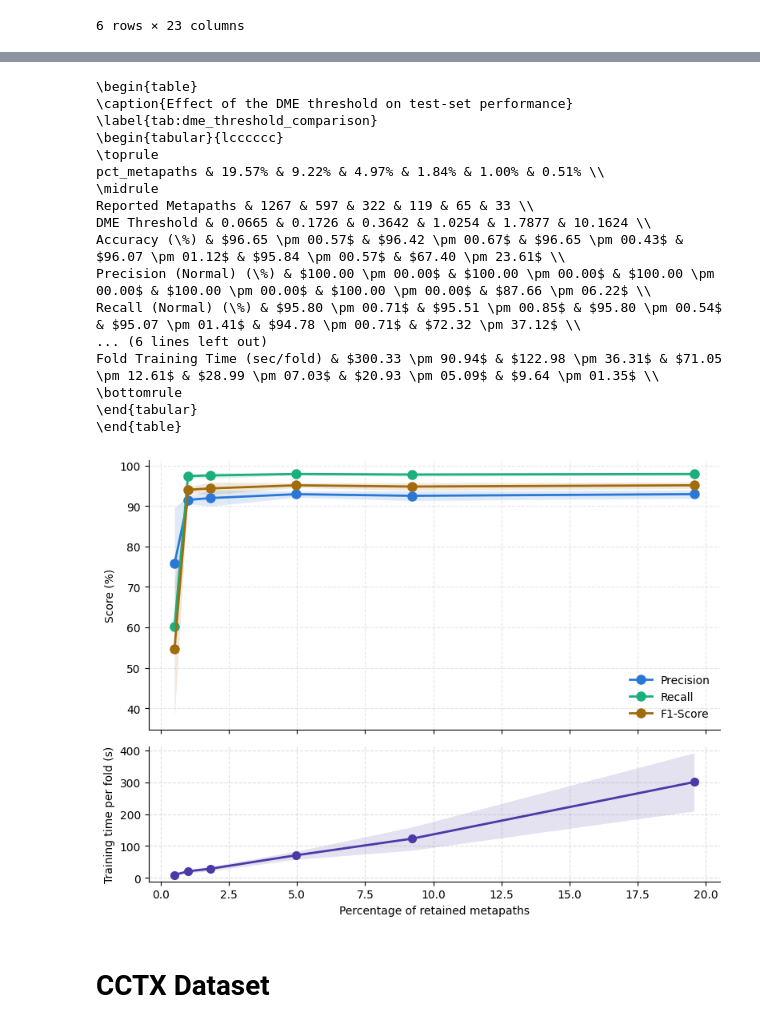
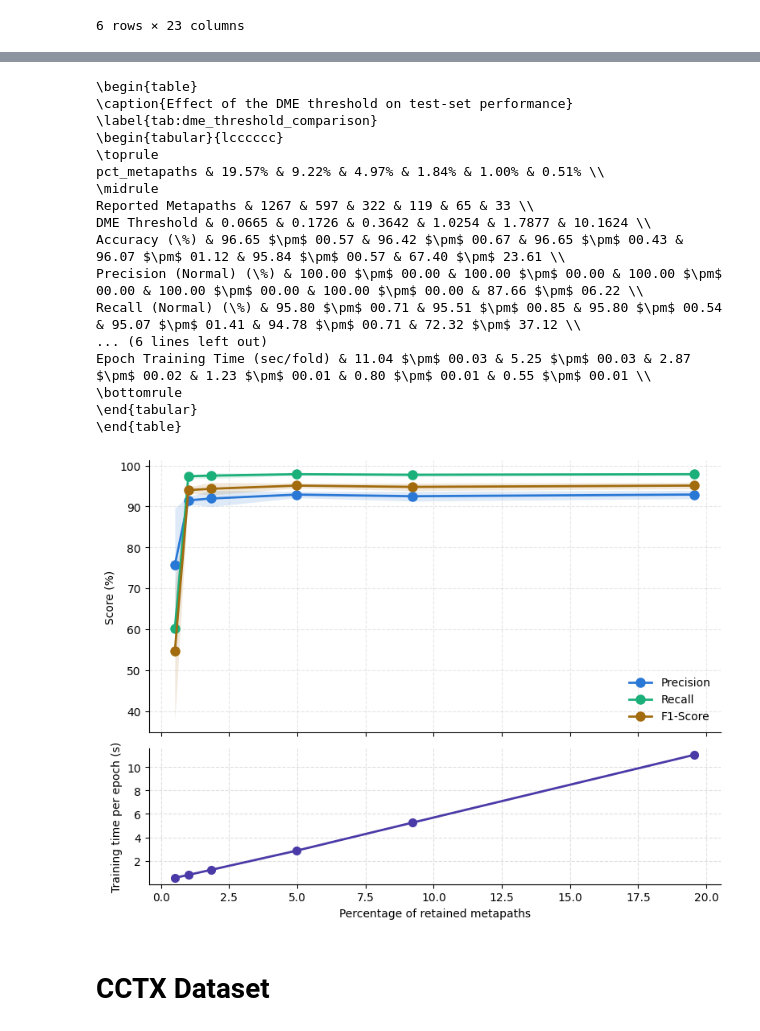
Before and after one commit to BridgeSentry/BridgeSentry, a Jupyter notebook: notebooks/dme_distribution_mlp_20260810.ipynb, the cells around one changed output, grey strips where cells are left out. Drawn from its saved outputs; the diff is of its cells as text; code cells hidden in the pictures.

Commit message:
fix: use epoch time instead of fold time in dme tuning notebook

```diff
--- a/notebooks/dme_distribution_mlp_20260810.ipynb
+++ b/notebooks/dme_distribution_mlp_20260810.ipynb
@@ -522,11 +522,23 @@ metrics_df
 # %%
 def load_fold_durations(run_dir: Path) -> dict:
     df = pd.read_csv(run_dir / "fold_durations.csv")
+
+    # Early stopping means folds can run for different numbers of epochs,
+    # so raw fold time alone is not comparable across runs/folds.
+    loss_df = pd.read_csv(run_dir / "val_val_loss.csv")
+    fold_cols = [c for c in loss_df.columns if c.startswith("fold_")]
+    epochs_per_fold = loss_df[fold_cols].notna().sum()
+
+    df["epochs"] = df["fold"].map(epochs_per_fold)
+    df["time_per_epoch"] = df["time"] / df["epochs"]
+
     return {
         "run_dir": run_dir,
         "fold_time_mean": df["time"].mean(),
         "fold_time_std": df["time"].std(ddof=0),  # match summary.txt convention
         "fold_time_total": df["time"].sum(),
+        "epoch_time_mean": df["time_per_epoch"].mean(),
+        "epoch_time_std": df["time_per_epoch"].std(ddof=0),
     }
 
 durations = [load_fold_durations(p) for p in run_dirs]
@@ -581,8 +593,8 @@ trimmed_df = comparison_df[[
     "f2_anomaly_std",
     "pr_auc_mean",
     "pr_auc_std",
-    "fold_time_mean",
-    "fold_time_std",
+    "epoch_time_mean",
+    "epoch_time_std",
 ]]
 trimmed_df
 # %% [output]
@@ -595,7 +607,7 @@ trimmed_df
 | 5 | 0.005097 | 33 | 10.1624 | 0.673988 | 0.236121 | 0.876635 | ... |
 6 rows × 23 columns
 # %%
-PCT_SCALE_EXCLUDE = {"fold_time"}  # keep seconds as seconds, not *100
+PCT_SCALE_EXCLUDE = {"epoch_time"}  # keep seconds as seconds, not *100
 
 def format_stat(mean, std, base):
     scale = 1 if base in PCT_SCALE_EXCLUDE else 100
@@ -647,7 +659,7 @@ METRIC_LABELS = {
     "f1_anomaly": "F1 (Anomaly) (\\%)",
     "f2_anomaly": "F2 (Anomaly) (\\%)",
     "pr_auc": "PR-AUC (\\%)",
-    "fold_time": "Fold Training Time (sec/fold)",
+    "epoch_time": "Epoch Training Time (sec/fold)",
 }
 
 def to_math_pm(s: str) -> str:
@@ -677,11 +689,11 @@ pct_metapaths & 19.57% & 9.22% & 4.97% & 1.84% & 1.00% & 0.51% \\
 \midrule
 Reported Metapaths & 1267 & 597 & 322 & 119 & 65 & 33 \\
 DME Threshold & 0.0665 & 0.1726 & 0.3642 & 1.0254 & 1.7877 & 10.1624 \\
-Accuracy (\%) & $96.65 \pm 00.57$ & $96.42 \pm 00.67$ & $96.65 \pm 00.43$ & $96.07 \pm 01.12$ & $95.84 \pm 00.57$ & $67.40 \pm 23.61$ \\
-Precision (Normal) (\%) & $100.00 \pm 00.00$ & $100.00 \pm 00.00$ & $100.00 \pm 00.00$ & $100.00 \pm 00.00$ & $100.00 \pm 00.00$ & $87.66 \pm 06.22$ \\
-Recall (Normal) (\%) & $95.80 \pm 00.71$ & $95.51 \pm 00.85$ & $95.80 \pm 00.54$ & $95.07 \pm 01.41$ & $94.78 \pm 00.71$ & $72.32 \pm 37.12$ \\
+Accuracy (\%) & 96.65 $\pm$ 00.57 & 96.42 $\pm$ 00.67 & 96.65 $\pm$ 00.43 & 96.07 $\pm$ 01.12 & 95.84 $\pm$ 00.57 & 67.40 $\pm$ 23.61 \\
+Precision (Normal) (\%) & 100.00 $\pm$ 00.00 & 100.00 $\pm$ 00.00 & 100.00 $\pm$ 00.00 & 100.00 $\pm$ 00.00 & 100.00 $\pm$ 00.00 & 87.66 $\pm$ 06.22 \\
+Recall (Normal) (\%) & 95.80 $\pm$ 00.71 & 95.51 $\pm$ 00.85 & 95.80 $\pm$ 00.54 & 95.07 $\pm$ 01.41 & 94.78 $\pm$ 00.71 & 72.32 $\pm$ 37.12 \\
 ... (6 lines left out)
-Fold Training Time (sec/fold) & $300.33 \pm 90.94$ & $122.98 \pm 36.31$ & $71.05 \pm 12.61$ & $28.99 \pm 07.03$ & $20.93 \pm 05.09$ & $9.64 \pm 01.35$ \\
+Epoch Training Time (sec/fold) & 11.04 $\pm$ 00.03 & 5.25 $\pm$ 00.03 & 2.87 $\pm$ 00.02 & 1.23 $\pm$ 00.01 & 0.80 $\pm$ 00.01 & 0.55 $\pm$ 00.01 \\
 \bottomrule
 \end{tabular}
 \end{table}
@@ -712,38 +724,38 @@ for col, color, label in [
 ]:
     mean = plot_df[f"{col}_mean"].to_numpy() * 100
     std = plot_df[f"{col}_std"].to_numpy() * 100
     ax_perf.plot(x * 100, mean, color=color, linewidth=2, marker="o", markersize=8, label=label)
     ax_perf.fill_between(x * 100, mean - std, mean + std, color=color, alpha=0.15, linewidth=0)
 
 ax_perf.set_ylabel("Score (%)")
 ax_perf.legend(frameon=False)
 ax_perf.grid(axis="x", linestyle="--", alpha=0.3)
 ax_perf.grid(axis="y", linestyle="--", alpha=0.3)
 ax_perf.spines[["top", "right"]].set_visible(False)
 
-# --- Bottom panel: fold training time, bars + std error bars ---
+# --- Bottom panel: epoch training time, bars + std error bars ---
 # bar width as a fraction of x so bars read consistently on a log x-axis
 widths = x * 0.15
 ax_time.plot(
-    x * 100, plot_df["fold_time_mean"],
+    x * 100, plot_df["epoch_time_mean"],
     color=COLOR_TIME, marker="o", linewidth=2, markersize=7,
 )
-ax_time.fill_between(x * 100, plot_df["fold_time_mean"] - plot_df["fold_time_std"], plot_df["fold_time_mean"] + plot_df["fold_time_std"], color=COLOR_TIME, alpha=0.15, linewidth=0)
-ax_time.set_ylabel("Training time per fold (s)")
+ax_time.fill_between(x * 100, plot_df["epoch_time_mean"] - plot_df["epoch_time_std"], plot_df["epoch_time_mean"] + plot_df["epoch_time_std"], color=COLOR_TIME, alpha=0.15, linewidth=0)
+ax_time.set_ylabel("Training time per epoch (s)")
 ax_time.set_xlabel("Percentage of retained metapaths")
 #ax_time.set_xscale("log")
 from matplotlib.ticker import FixedLocator, FuncFormatter, NullFormatter
 
 #ax_time.xaxis.set_major_locator(FixedLocator(x * 100))
 #ax_time.xaxis.set_major_formatter(FuncFormatter(lambda v, p: f'{v:.1f}'))
 
 ax_time.grid(True, axis="both", linestyle="--", alpha=0.4)
 ax_time.spines[["top", "right"]].set_visible(False)
 
 fig.tight_layout()
 plt.show()
 # %% [output]
-[figure, old version]
+[figure, new version]
 # %% [markdown]
 # CCTX Dataset
 # %%
```
Also changed, not shown: parts of 15 cells of this notebook.
